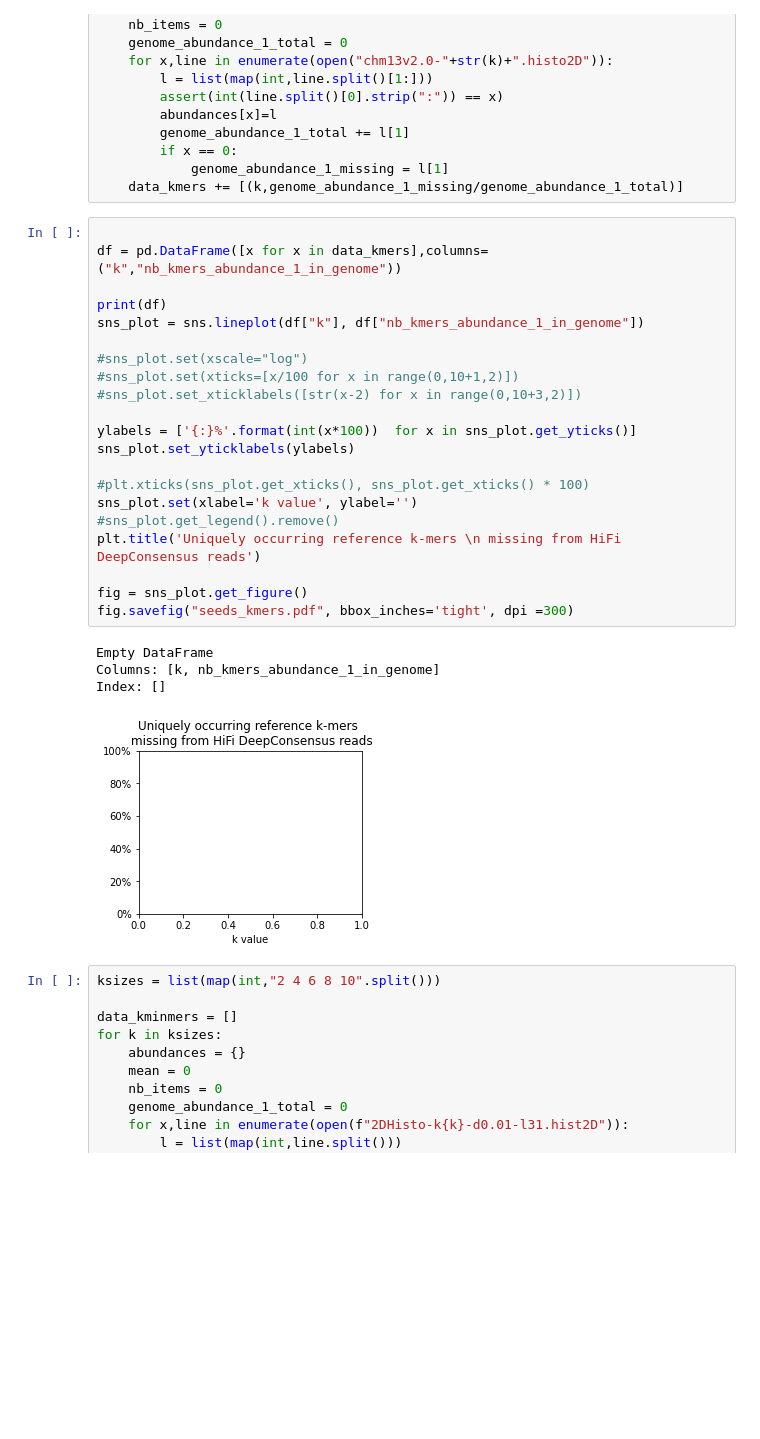
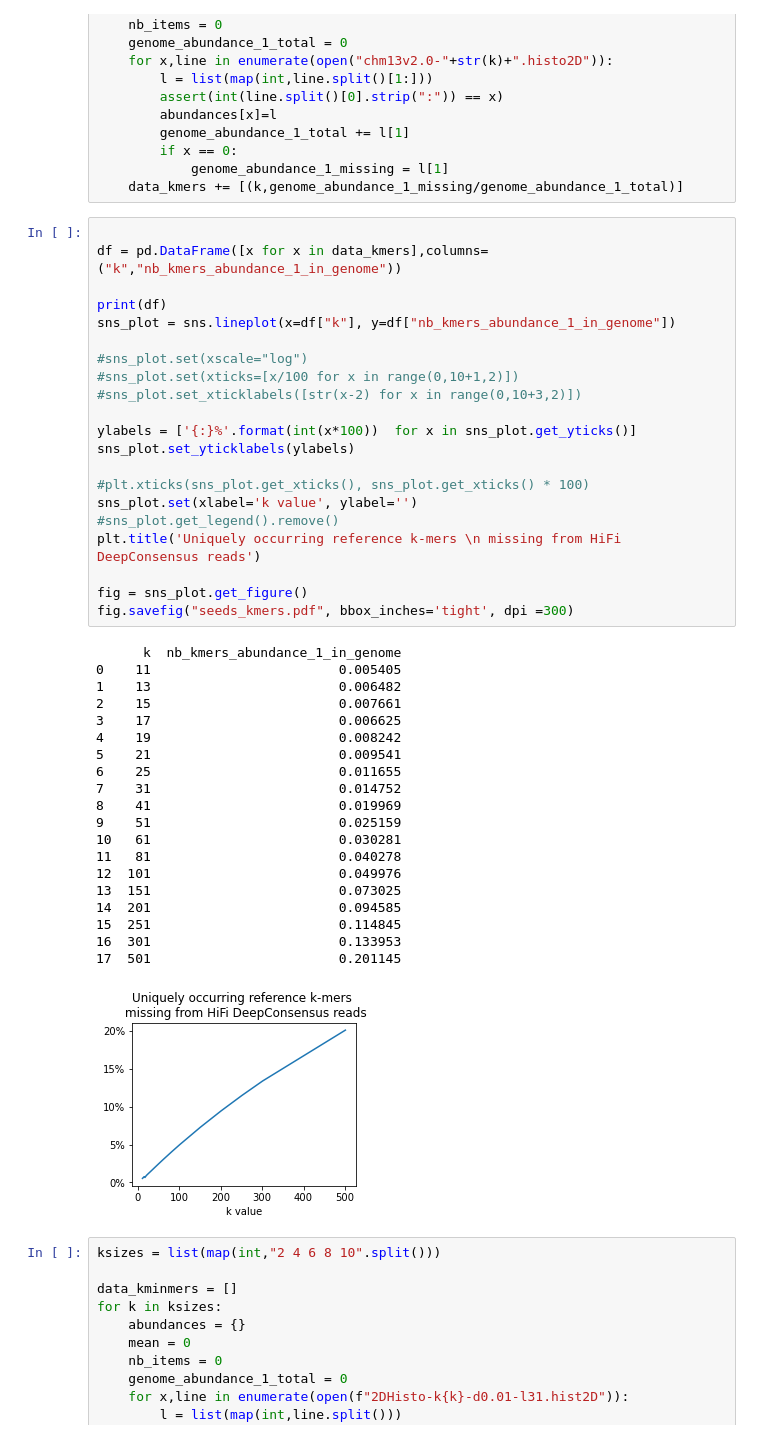
Before and after one commit to ekimb/mapquik, a Jupyter notebook: experiments/figure-seeds/figure-2D-DC-chm13v2.ipynb, the cells around one changed output. Drawn from its saved outputs; the diff is of its cells as text; blank space fills up the shorter version.

```diff
--- a/experiments/figure-seeds/figure-2D-DC-chm13v2.ipynb
+++ b/experiments/figure-seeds/figure-2D-DC-chm13v2.ipynb
@@ -25,29 +25,45 @@ for k in kmers:
 # %%
 
 df = pd.DataFrame([x for x in data_kmers],columns=("k","nb_kmers_abundance_1_in_genome"))
 
 print(df)
-sns_plot = sns.lineplot(df["k"], df["nb_kmers_abundance_1_in_genome"])
+sns_plot = sns.lineplot(x=df["k"], y=df["nb_kmers_abundance_1_in_genome"])
 
 #sns_plot.set(xscale="log")
 #sns_plot.set(xticks=[x/100 for x in range(0,10+1,2)])
 #sns_plot.set_xticklabels([str(x-2) for x in range(0,10+3,2)])
 
 ylabels = ['{:}%'.format(int(x*100))  for x in sns_plot.get_yticks()]
 sns_plot.set_yticklabels(ylabels)
 
 #plt.xticks(sns_plot.get_xticks(), sns_plot.get_xticks() * 100)
 sns_plot.set(xlabel='k value', ylabel='')
 #sns_plot.get_legend().remove()
 plt.title('Uniquely occurring reference k-mers \n missing from HiFi DeepConsensus reads')
 
 fig = sns_plot.get_figure()
 fig.savefig("seeds_kmers.pdf", bbox_inches='tight', dpi =300)
 # %% [output]
-Empty DataFrame
-Columns: [k, nb_kmers_abundance_1_in_genome]
-Index: []
+      k  nb_kmers_abundance_1_in_genome
+0    11                        0.005405
+1    13                        0.006482
+2    15                        0.007661
+3    17                        0.006625
+4    19                        0.008242
+5    21                        0.009541
+6    25                        0.011655
+7    31                        0.014752
+8    41                        0.019969
+9    51                        0.025159
+10   61                        0.030281
+11   81                        0.040278
+12  101                        0.049976
+13  151                        0.073025
+14  201                        0.094585
+15  251                        0.114845
+16  301                        0.133953
+17  501                        0.201145
-[figure, old version]
+[figure, new version]
 # %%
 ksizes = list(map(int,"2 4 6 8 10".split()))
 
```
Also changed, not shown: parts of 2 cells of this notebook, 8 other files.
